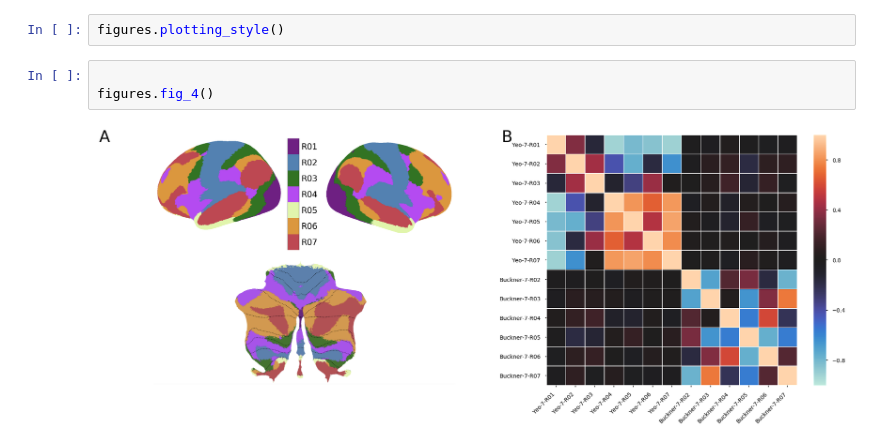
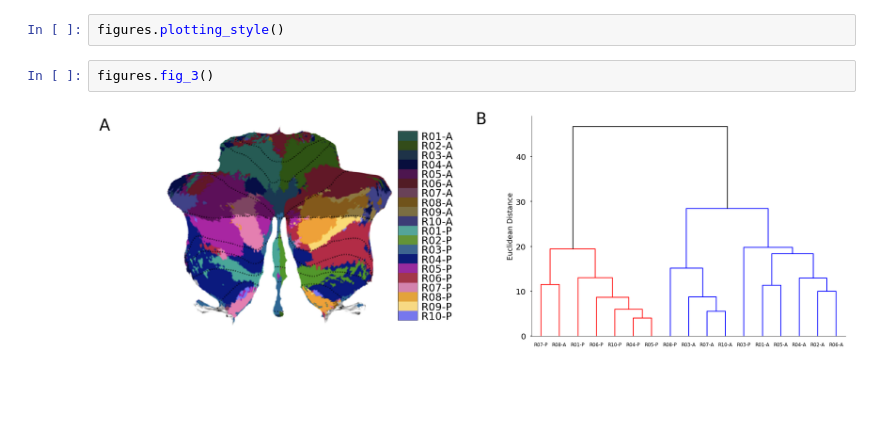
Before and after one commit to maedbhk/cerebellum_transcriptomics, a Jupyter notebook: notebooks/Untitled.ipynb, the cells around one changed output. Cells and saved outputs as stored; diff of their text form; blank space fills up the shorter version.

Commit message:
modified figures and visualize

```diff
--- a/notebooks/Untitled.ipynb
+++ b/notebooks/Untitled.ipynb
@@ -12,7 +14,6 @@ if not sys.warnoptions:
 # %%
 figures.plotting_style()
-# %%
-
-figures.fig_4()
-# %% [output]
-[figure, removed]
+# %%
+figures.fig_3()
+# %% [output]
+[figure, added]
```
Also changed, not shown: parts of 1 cell of this notebook, 2 other files.
